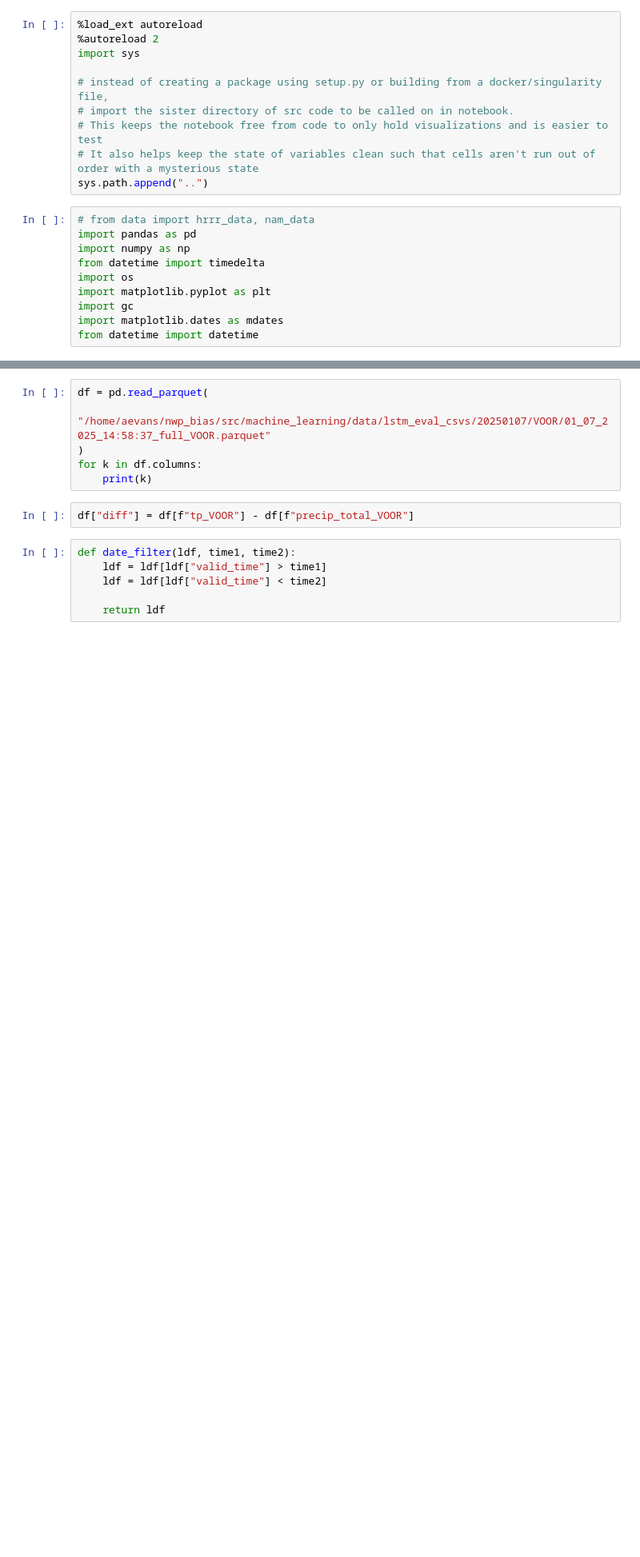
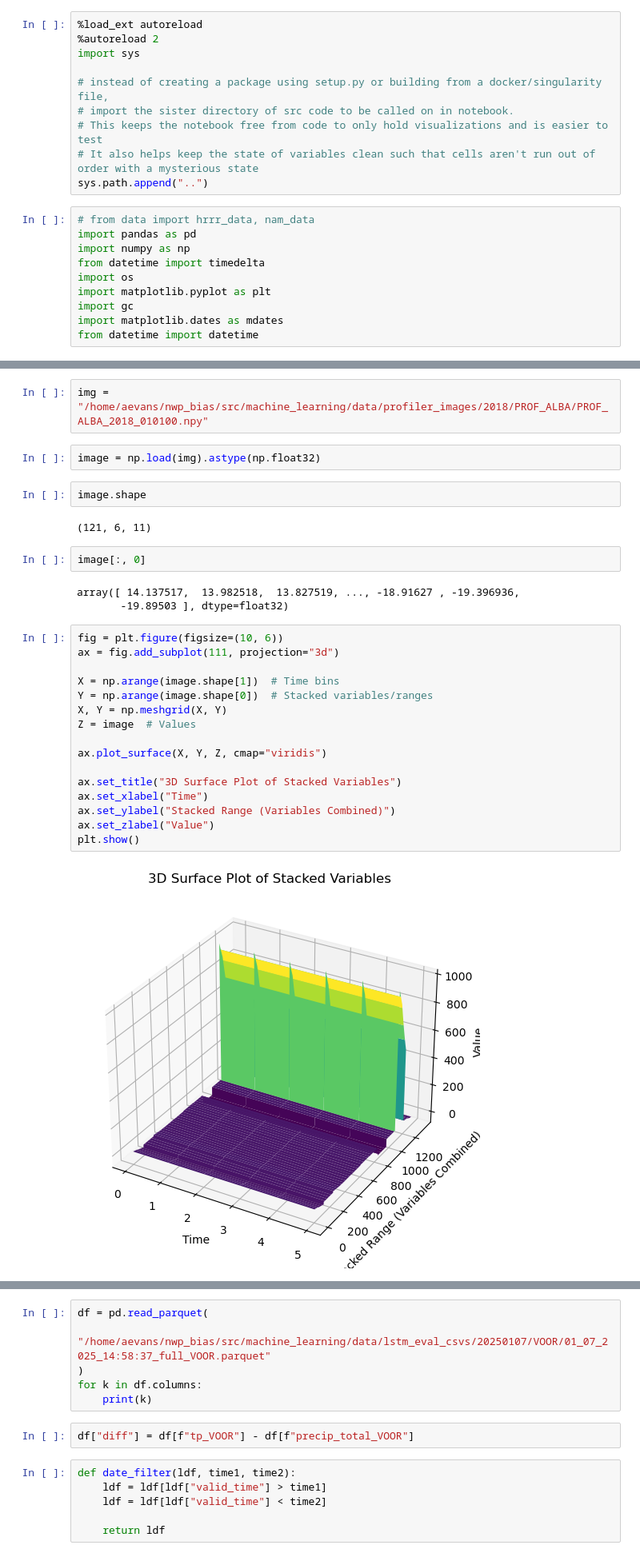
Before and after one commit to shmaronshmevans/nwp_bias, a Jupyter notebook: src/machine_learning/notebooks/scratch.ipynb, the cells around one changed output, grey strips where cells are left out. Shown at 80% size. Cells and saved outputs as stored; diff of their text form; blank space fills up the shorter version.

Commit message:
radiometer data updates

```diff
--- a/src/machine_learning/notebooks/scratch.ipynb
+++ b/src/machine_learning/notebooks/scratch.ipynb
@@ -42,6 +42,37 @@ radiometer_df
 | 14 | PROF_TUPP | Tupper Lake | 44.22425 | -74.44105 | 525.20 | Franklin | 2017-01-30 | 21:00:00 |
 | 15 | PROF_WANT | Wantagh | 40.65025 | -73.50540 | 18.25 | Nassau | 2017-04-26 | NaN |
 | 16 | PROF_WEBS | Webster | 43.26010 | -77.41238 | 95.60 | Monroe | 2017-03-23 | 21:00:00 |
+# %%
+img = "/home/aevans/nwp_bias/src/machine_learning/data/profiler_images/2018/PROF_ALBA/PROF_ALBA_2018_010100.npy"
+# %%
+image = np.load(img).astype(np.float32)
+# %%
+image.shape
+# %% [output]
+(121, 6, 11)
+# %%
+image[:, 0]
+# %% [output]
+array([ 14.137517,  13.982518,  13.827519, ..., -18.91627 , -19.396936,
+       -19.89503 ], dtype=float32)
+# %%
+fig = plt.figure(figsize=(10, 6))
+ax = fig.add_subplot(111, projection="3d")
+
+X = np.arange(image.shape[1])  # Time bins
+Y = np.arange(image.shape[0])  # Stacked variables/ranges
+X, Y = np.meshgrid(X, Y)
+Z = image  # Values
+
+ax.plot_surface(X, Y, Z, cmap="viridis")
+
+ax.set_title("3D Surface Plot of Stacked Variables")
+ax.set_xlabel("Time")
+ax.set_ylabel("Stacked Range (Variables Combined)")
+ax.set_zlabel("Value")
+plt.show()
+# %% [output]
+[figure, added]
 # %%
 nysm_clim = pd.read_csv("/home/aevans/nwp_bias/src/landtype/data/nysm.csv")
 nysm_clim
```
Also changed, not shown: parts of 4 cells of this notebook, 6 other files.
